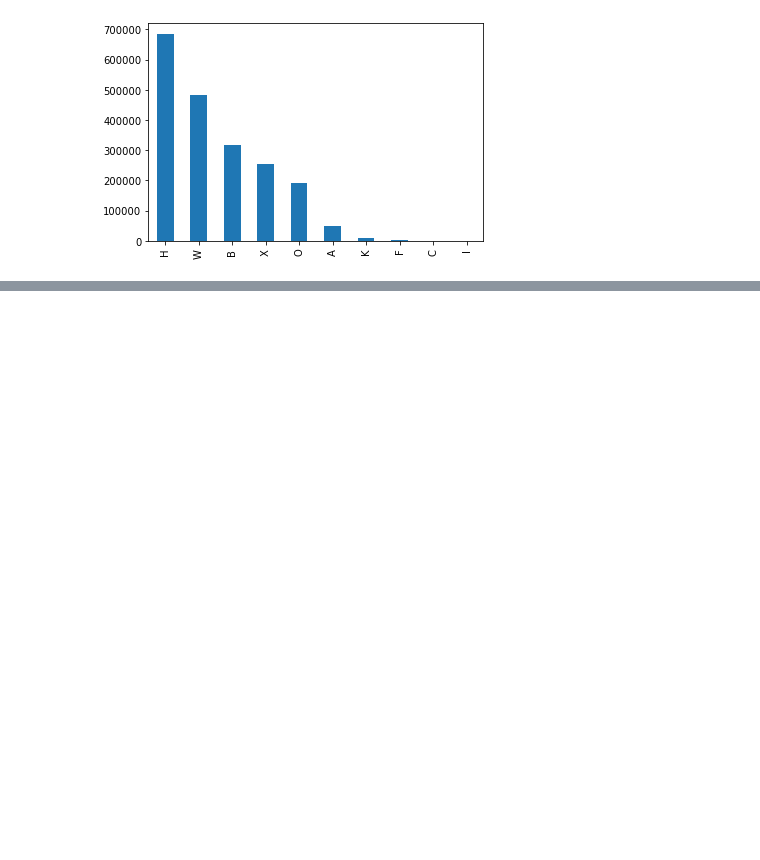
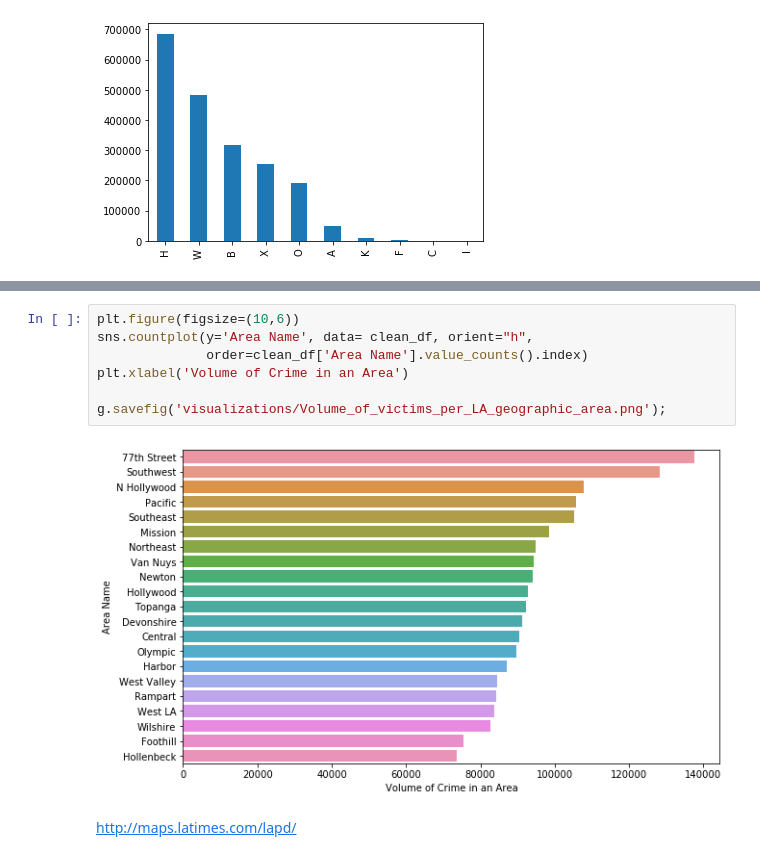
Before and after one commit to sidneykung/LA_crime_forecasting, a Jupyter notebook: eda_lhamu.ipynb, the cells around one changed output, grey strips where cells are left out. Cells and saved outputs as stored; diff of their text form; blank space fills up the shorter version.

```diff
--- a/eda_lhamu.ipynb
+++ b/eda_lhamu.ipynb
@@ -121,0 +157,11 @@ clean_df['Victim Descent'].value_counts()[:10].plot(kind = 'bar')
+# %%
+plt.figure(figsize=(10,6))
+sns.countplot(y='Area Name', data= clean_df, orient="h",
+              order=clean_df['Area Name'].value_counts().index)
+plt.xlabel('Volume of Crime in an Area')
+
+g.savefig('visualizations/Volume_of_victims_per_LA_geographic_area.png');
+# %% [output]
+[figure, added]
+# %% [markdown]
+http://maps.latimes.com/lapd/
```
Also changed, not shown: parts of 13 cells of this notebook, 7 other files.
